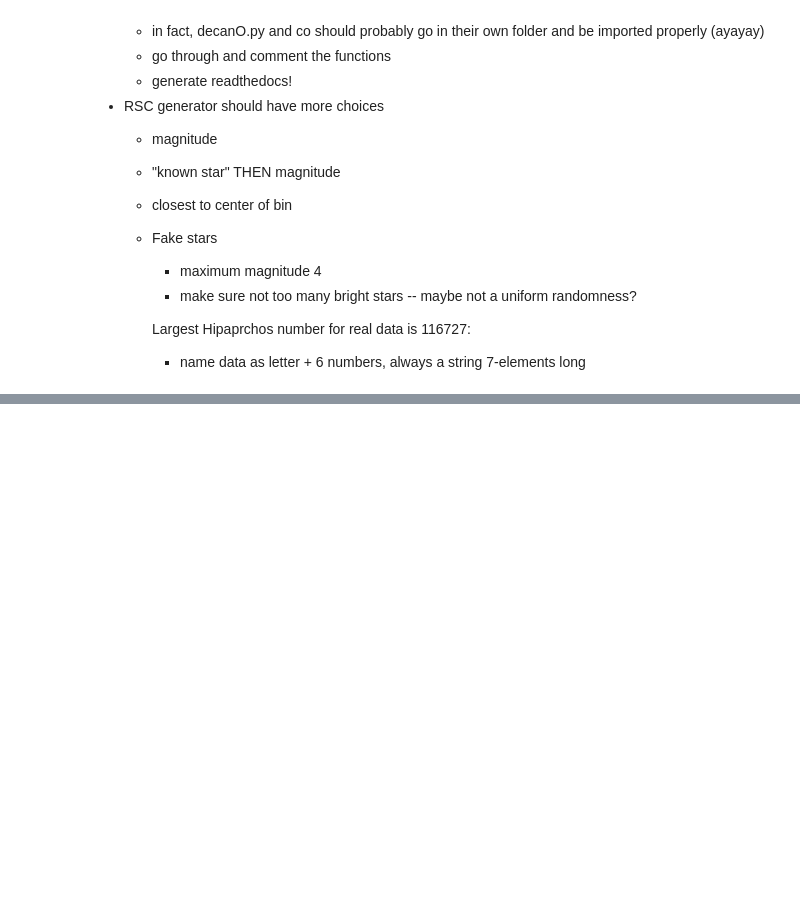
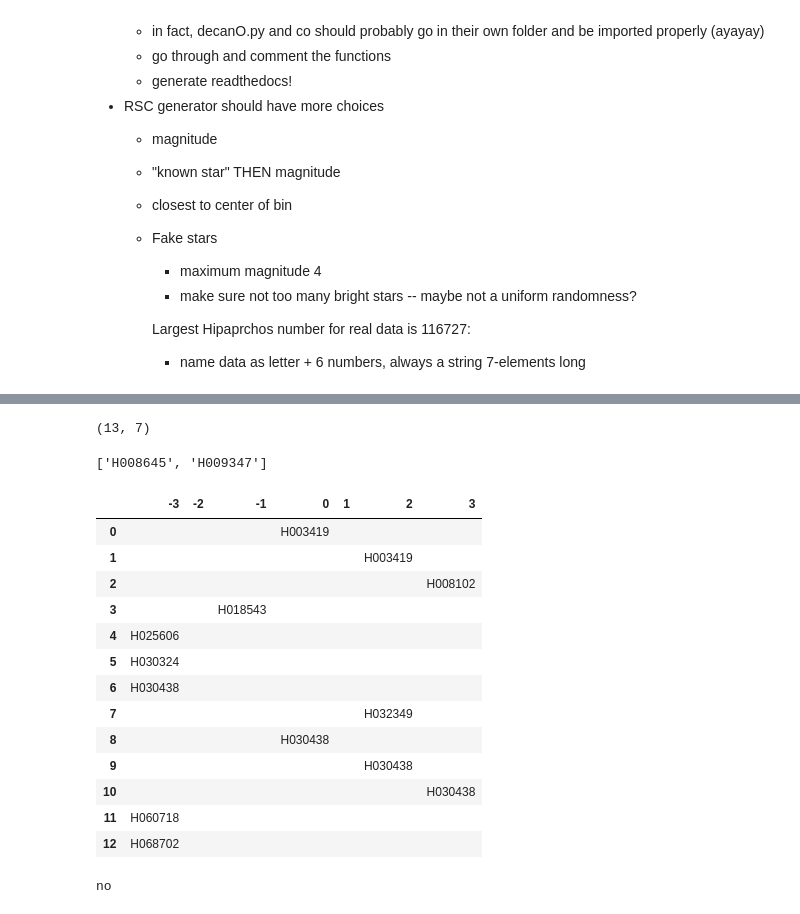
Before and after one commit to lunazagor/decanOpy, a Jupyter notebook: SynRSC/synRSCgenerator.ipynb, the cells around one changed output, grey strips where cells are left out. Cells and saved outputs as stored; diff of their text form; code cells hidden in the pictures; blank space fills up the shorter version.

```diff
--- a/SynRSC/synRSCgenerator.ipynb
+++ b/SynRSC/synRSCgenerator.ipynb
@@ -410,0 +512,2 @@ Ha, it works! Some notes on things to do:
+# %%
+testd_df_save = df
@@ -410,0 +539,34 @@ Ha, it works! Some notes on things to do:
+# %%
+def mag_or_name_data(df, mag_dict, known_stars):
+    '''
+    Given a data frame made with synRSC and a name-to-magnitude value dictionary,
+    this function will select the brightest star in each row (aka horizon bin) to
+    create a magnitude-selected Ramesside Star Clock.
+    '''
+    # data frame to save magnitude-selected data
+    df_magname = pd.DataFrame(data=np.empty((13,7), dtype=str))
+    # iterate through df of all possible stars and select for magnitude
+    for i in range(0, 13):
+        sname = ""
+        min_mag = 10 # all human visible magnitudes should be higher than this
+        # iterate through columns in row ( = horizon bins)
+        for j in range(-3, 4):
+            dlist = list(filter(None, df[j][i].split(' '))) # split into star names and filter out empty strings
+            for item in dlist:
+                if mag_dict[item] < min_mag:
+                    min_mag = mag_dict[item] # update brightest available star
+                    cind = j + 3 # column index
+                    sname = item # star name
+        # ok somewhere around here, I want to start making a dictionary of "known stars for comparison"
+        scandlist = []; # empty list of star candidates
+        for scand in dlist:
+            if scand in known_stars:
+                scandlist.append(scand)
+
+        if len(sname) > 1: # if it's found *no* stars, leave blank
+            # if no known stars
+            df_magname.at[i, cind] = sname #choose the magnitude one
+            # else
+            # choose the known star
+    df_magname.columns = [-3, -2, -1, 0, 1, 2, 3]
+    return(df_magname)
@@ -410,0 +714,34 @@ Ha, it works! Some notes on things to do:
+# %%
+testd_df_save.shape
+# %% [output]
+(13, 7)
+# %%
+list(filter(None, testd_df_save[-3][0].split(' ')))
+# %% [output]
+['H008645', 'H009347']
+# %%
+df_test = mag_or_name_data(testd_df_save, mag_dict, {})
+# %%
+df_test
+# %% [output]
+|  | -3 | -2 | -1 | 0 | 1 | 2 | 3 |
+| 0 |  |  |  | H003419 |  |  |  |
+| 1 |  |  |  |  |  | H003419 |  |
+| 2 |  |  |  |  |  |  | H008102 |
+| 3 |  |  | H018543 |  |  |  |  |
+| 4 | H025606 |  |  |  |  |  |  |
+| 5 | H030324 |  |  |  |  |  |  |
+| 6 | H030438 |  |  |  |  |  |  |
+| 7 |  |  |  |  |  | H032349 |  |
+| 8 |  |  |  | H030438 |  |  |  |
+| 9 |  |  |  |  |  | H030438 |  |
+| 10 |  |  |  |  |  |  | H030438 |
+| 11 | H060718 |  |  |  |  |  |  |
+| 12 | H068702 |  |  |  |  |  |  |
+# %%
+if 'H000678' in mag_dict:
+    print("yes")
+else:
+    print("no")
+# %% [output]
+no
```
Also changed, not shown: parts of 18 cells of this notebook.
